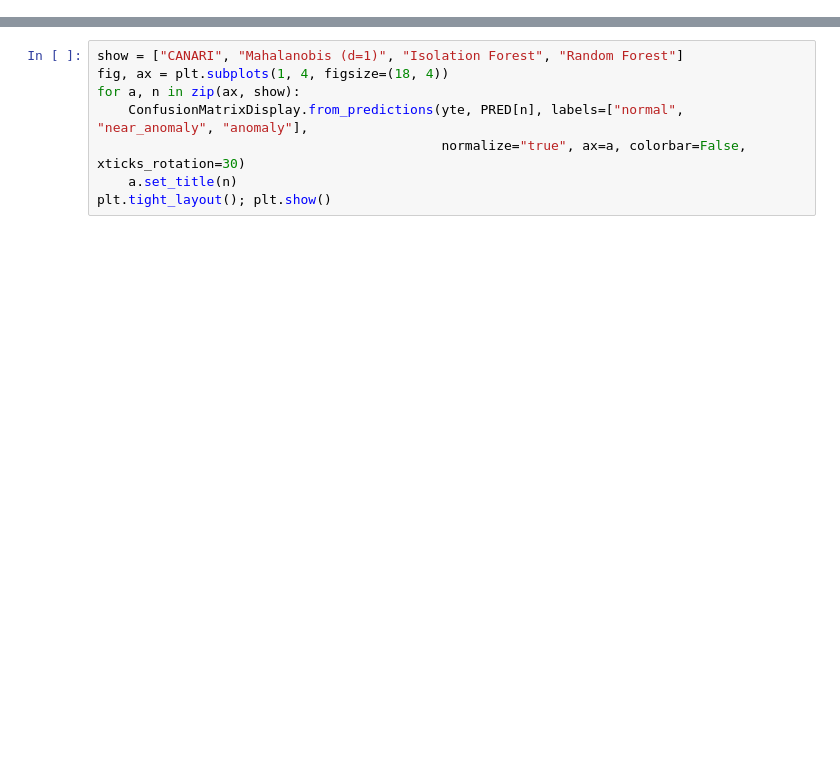
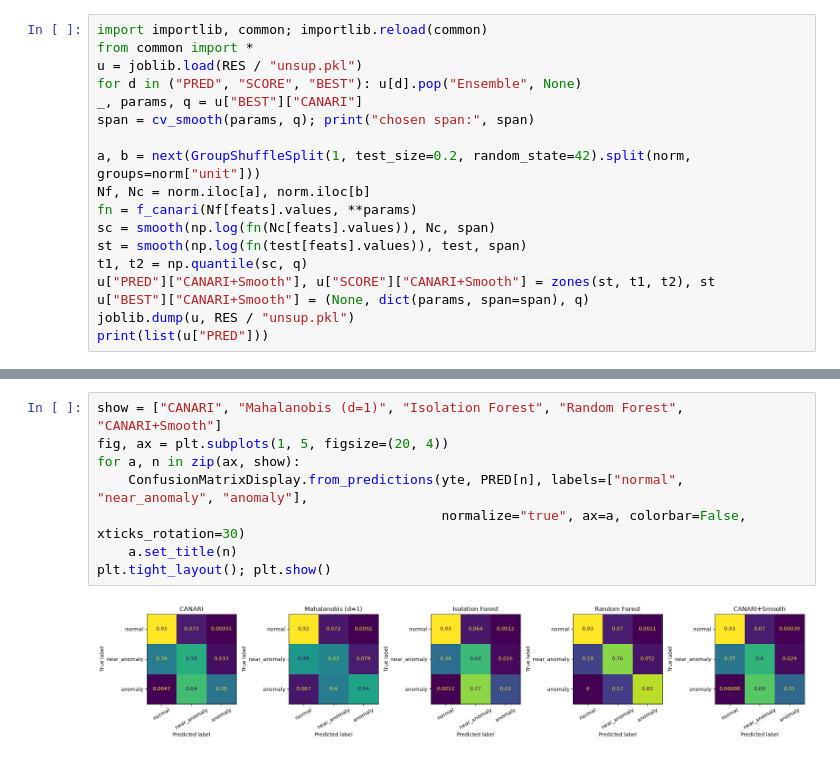
Before and after one commit to prishaksharma-lab/ml_miniproject, a Jupyter notebook: models/evaluation.ipynb, the cells around one changed output, grey strips where cells are left out. Drawn from its saved outputs; the diff is of its cells as text; blank space fills up the shorter version.

```diff
--- a/models/evaluation.ipynb
+++ b/models/evaluation.ipynb
@@ -0,0 +1,18 @@
+# %%
+import importlib, common; importlib.reload(common)
+from common import *
+u = joblib.load(RES / "unsup.pkl")
+for d in ("PRED", "SCORE", "BEST"): u[d].pop("Ensemble", None)
+_, params, q = u["BEST"]["CANARI"]
+span = cv_smooth(params, q); print("chosen span:", span)
+
+a, b = next(GroupShuffleSplit(1, test_size=0.2, random_state=42).split(norm, groups=norm["unit"]))
+Nf, Nc = norm.iloc[a], norm.iloc[b]
+fn = f_canari(Nf[feats].values, **params)
+sc = smooth(np.log(fn(Nc[feats].values)), Nc, span)
+st = smooth(np.log(fn(test[feats].values)), test, span)
+t1, t2 = np.quantile(sc, q)
+u["PRED"]["CANARI+Smooth"], u["SCORE"]["CANARI+Smooth"] = zones(st, t1, t2), st
+u["BEST"]["CANARI+Smooth"] = (None, dict(params, span=span), q)
+joblib.dump(u, RES / "unsup.pkl")
+print(list(u["PRED"]))
@@ -9,11 +46,13 @@ FileNotFoundError: [Errno 2] No such file or directory: 'C:\\Users\\Prisha\\Down
 # %%
-show = ["CANARI", "Mahalanobis (d=1)", "Isolation Forest", "Random Forest"]
-fig, ax = plt.subplots(1, 4, figsize=(18, 4))
+show = ["CANARI", "Mahalanobis (d=1)", "Isolation Forest", "Random Forest", "CANARI+Smooth"]
+fig, ax = plt.subplots(1, 5, figsize=(20, 4))
 for a, n in zip(ax, show):
     ConfusionMatrixDisplay.from_predictions(yte, PRED[n], labels=["normal", "near_anomaly", "anomaly"],
                                             normalize="true", ax=a, colorbar=False, xticks_rotation=30)
     a.set_title(n)
 plt.tight_layout(); plt.show()
+# %% [output]
+[figure, added]
 # %%
 def lead(pred, k=3):    # RUL at the first point where k consecutive cycles are flagged (bigger = earlier)
     df = test[["unit", "cycle", "rul"]].assign(f=(pred != "normal")).sort_values(["unit", "cycle"])
```
Also changed, not shown: parts of 9 cells of this notebook, 15 other files.
